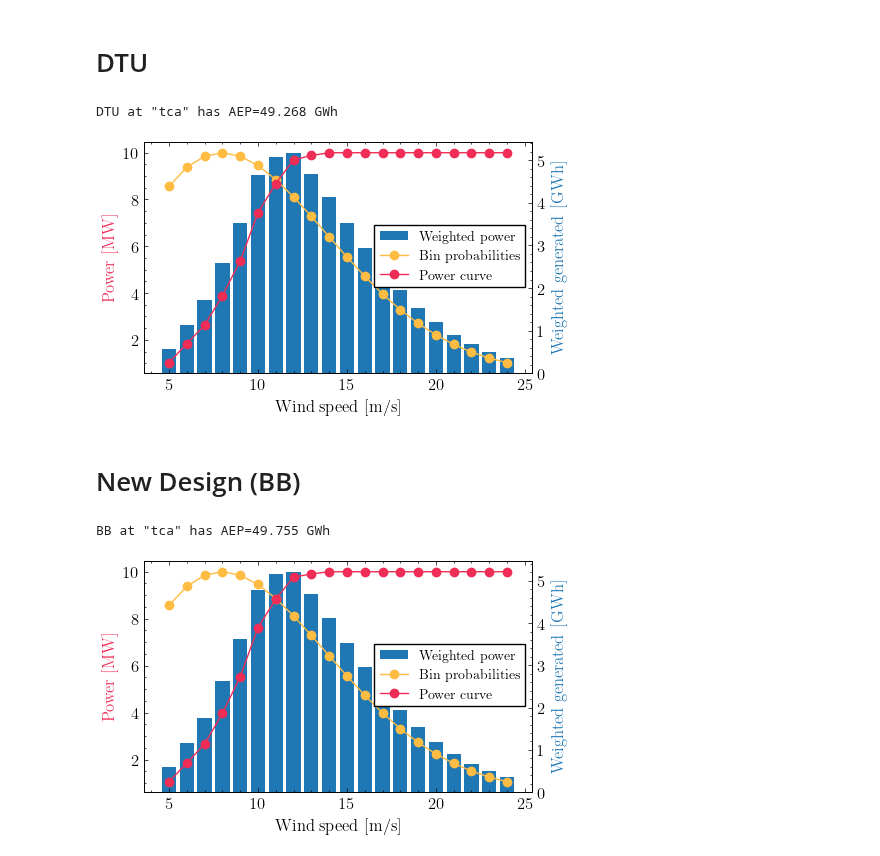
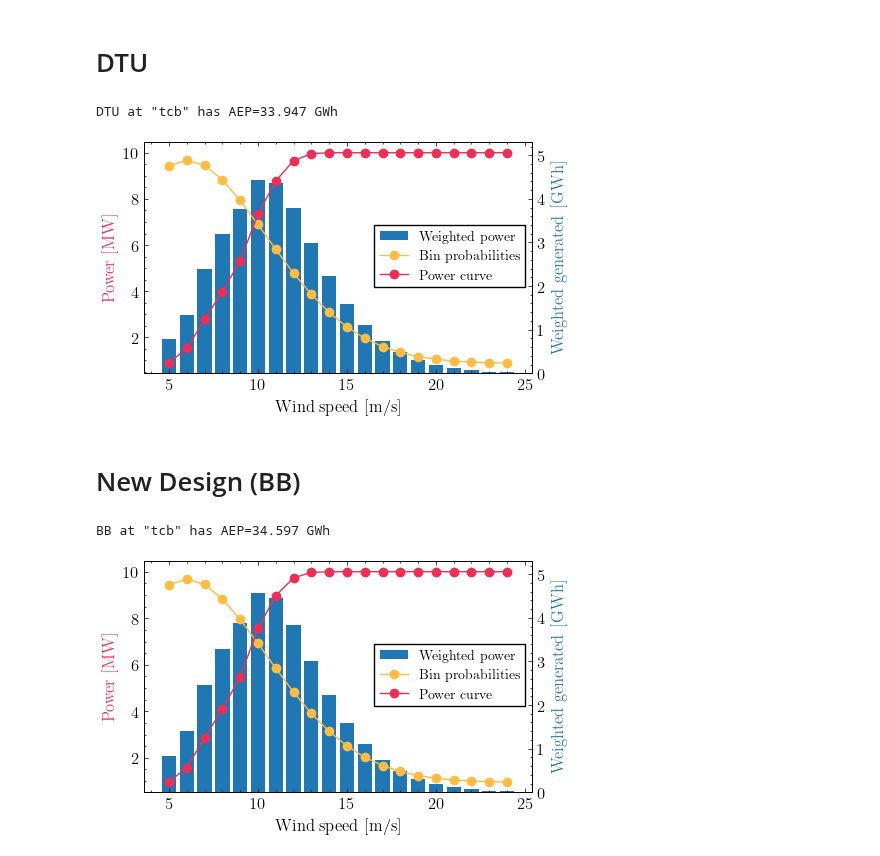
Before and after one commit to SpyrosAcheimastos/LAC, a Jupyter notebook: Assignment_4/code/AEP_Spyros.ipynb, the cells around one changed output. Drawn from its saved outputs; the diff is of its cells as text; code cells hidden in the pictures.

```diff
--- a/Assignment_4/code/AEP_Spyros.ipynb
+++ b/Assignment_4/code/AEP_Spyros.ipynb
@@ -10,8 +10,8 @@ from helper_functions import extract_and_order_statistics, propability_wsp, calc
 SEEDS = 6
 BB_PATH = Path.cwd().parent / 'our_design/BB_turb_stats.csv'  # path to mean steady stats
 DTU_PATH = Path.cwd().parent / 'dtu_10MW/turb/dtu_10mw_turb_stats.hdf5'  # path to mean steady stats
-BB_SUBFOLDER = 'tca'
-DTU_SUBFOLDER = 'tca'
+BB_SUBFOLDER = 'tcb'
+DTU_SUBFOLDER = 'tcb'
 
 # Dict to identify which HAWC2 descriptions correspond to which channels
 CHAN_DESCS = {'BldPit': 'pitch1 angle',
@@ -67,41 +67,43 @@ P_wsp_DTU = propability_wsp(wsps_DTU, wind_class_DTU)
 AEP_per_wsp_DTU = calculate_AEP_per_wsp(lines_DTU['mean'], P_wsp_DTU)
 print(f'DTU at "{DTU_SUBFOLDER}" has AEP={np.sum(AEP_per_wsp_DTU):.3f} GWh')
 # %% [output]
-DTU at "tca" has AEP=49.268 GWh
+DTU at "tcb" has AEP=33.947 GWh
 # %%
 # Initialize the figure
 fig, ax1 = plt.subplots(figsize=(5, 3))
 
 # Plot Power on the primary y-axis (left)
 line_1, = ax1.plot(wsps_DTU, lines_DTU['mean']/1E6, '-o', color='#EF2D56', label='Power curve')
 ax1.set_xlabel('Wind speed [m/s]')
 ax1.set_ylabel('Power [MW]', color='#EF2D56')
 
 # Plot AEP on the right
 ax2 = ax1.twinx()
 line_2 = ax2.bar(wsps_DTU, AEP_per_wsp_DTU, color='tab:blue', label='Weighted power')
 ax2.set_ylabel('Weighted generated [GWh]', color='tab:blue')
+ax2.set_ylim(top=5.3)
 
 # Plot wind probabilities
 ax3 = ax1.twinx()
 line_3, = ax3.plot(wsps_DTU, P_wsp_DTU, '-o', color='#FFBC42', label='Bin probabilities')
 ax3.get_yaxis().set_visible(False)
+ax3.set_ylim(top=0.11)
 
 # Collect handles and labels for the legend
 handles = [line_2, line_3, line_1]
 labels = [h.get_label() for h in handles]
 
 # Add a combined legend
 fig.legend(handles, labels, loc="center right", fontsize=10, bbox_to_anchor=(0.9, 0.5))
 
 # Fix zorder
 ax1.set_zorder(1)
 ax1.patch.set_visible(False)
 
 plt.savefig(f'Plots/AEP_DTU_{DTU_SUBFOLDER}.pdf', dpi=300, bbox_inches='tight')
 plt.show()
 # %% [output]
-[figure, old version]
+[figure, new version]
 # %% [markdown]
 # New Design (BB)
 # %%
@@ -122,7 +124,7 @@ P_wsp_BB = propability_wsp(wsps_BB, wind_class_BB)
 AEP_per_wsp_BB = calculate_AEP_per_wsp(lines_BB['mean'], P_wsp_BB)
 print(f'BB at "{BB_SUBFOLDER}" has AEP={np.sum(AEP_per_wsp_BB):.3f} GWh')
 # %% [output]
-BB at "tca" has AEP=49.755 GWh
+BB at "tcb" has AEP=34.597 GWh
 # %%
 # Initialize the figure
 fig, ax1 = plt.subplots(figsize=(5, 3))
@@ -136,11 +138,13 @@ ax1.set_ylabel('Power [MW]', color='#EF2D56')
 ax2 = ax1.twinx()
 line_2 = ax2.bar(wsps_BB, AEP_per_wsp_BB, color='tab:blue', label='Weighted power')
 ax2.set_ylabel('Weighted generated [GWh]', color='tab:blue')
+ax2.set_ylim(top=5.3)
 
 # Plot wind probabilities
 ax3 = ax1.twinx()
 line_3, = ax3.plot(wsps_BB, P_wsp_BB, '-o', color='#FFBC42', label='Bin probabilities')
 ax3.get_yaxis().set_visible(False)
+ax3.set_ylim(top=0.11)
 
 # Collect handles and labels for the legend
 handles = [line_2, line_3, line_1]
@@ -156,4 +160,4 @@ ax1.patch.set_visible(False)
 plt.savefig(f'Plots/AEP_BB_{BB_SUBFOLDER}.pdf', dpi=300, bbox_inches='tight')
 plt.show()
 # %% [output]
-[figure, old version]
+[figure, new version]
```
